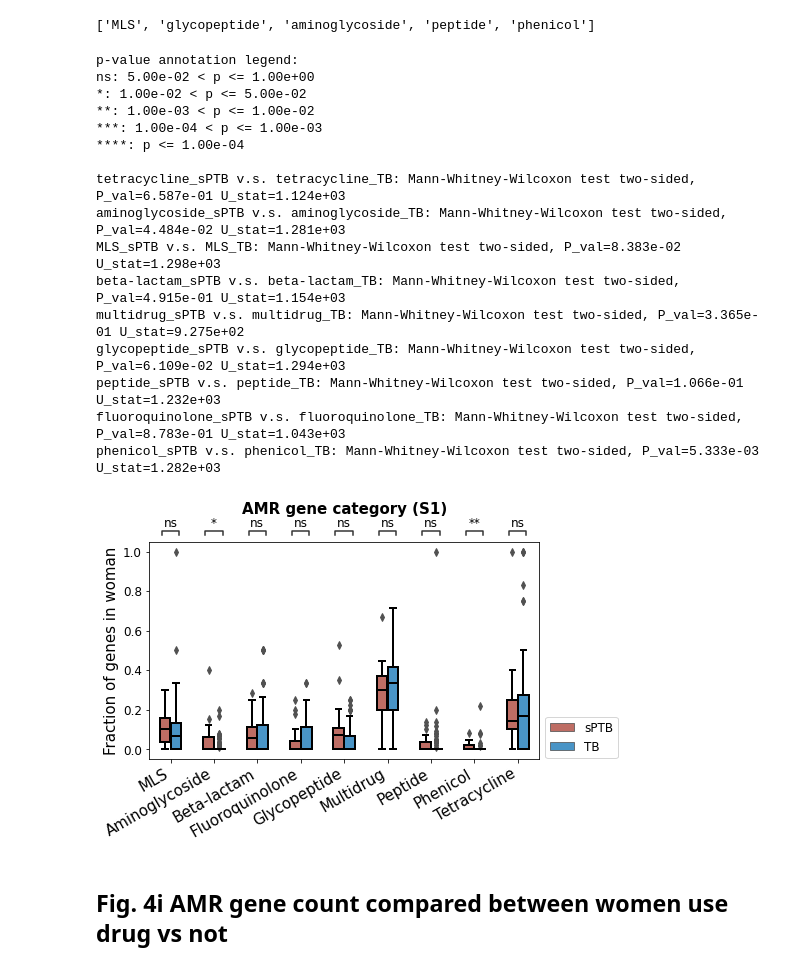
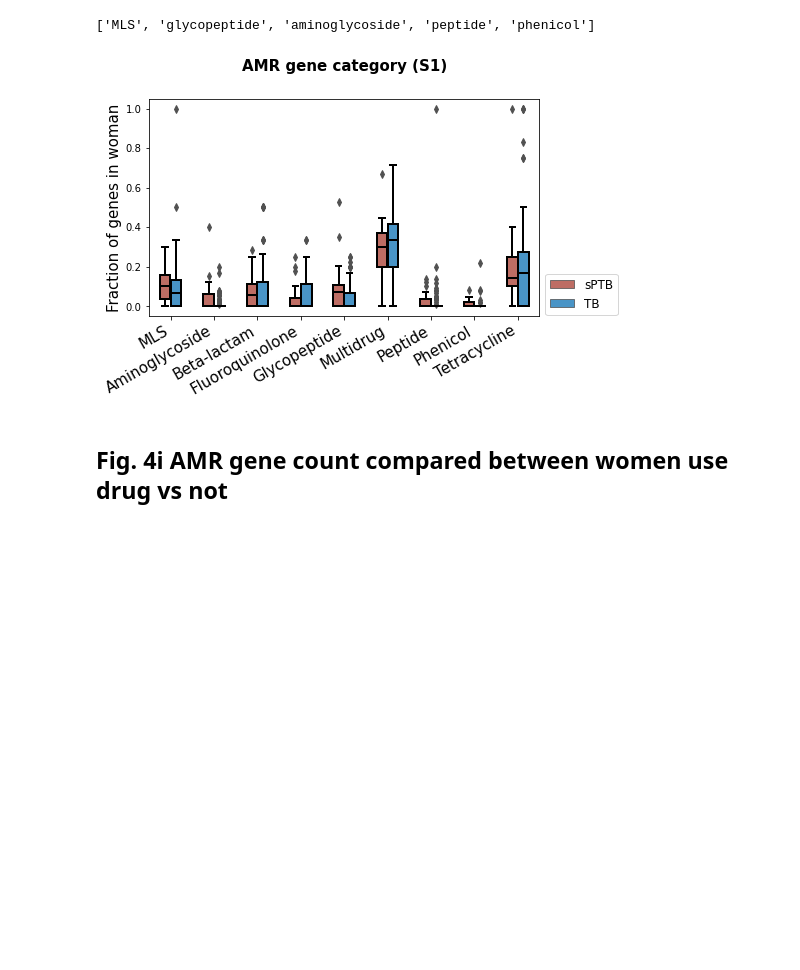
Before and after one commit to korem-lab/MOMs-PI_microdiversity_2023, a Jupyter notebook: MOMS-PI_analysis.ipynb, the cells around one changed output. Cells and saved outputs as stored; diff of their text form; code cells hidden in the pictures; blank space fills up the shorter version.

```diff
--- a/MOMS-PI_analysis.ipynb
+++ b/MOMS-PI_analysis.ipynb
@@ -2341,7 +2339,7 @@ plt.show()
 # %% [markdown]
 ## Fig. 4c and d AMR gene count compared between sPTB and TB for S1 and S2
 # %%
-df = pd.read_csv('/ifs/scratch/tk2829_gp/jl5897/MOMS_PI/pathofact/AMR_count.csv', index_col=0)
+df = pd.read_csv('AMR_count.csv', index_col=0)
 
 df_s1, df_s1_sample = select_data_by_week(0, 20, df)
 df_s2, df_s2_sample = select_data_by_week(20, 17, df)
@@ -2416,7 +2414,7 @@ plt.show()
 # %% [markdown]
 ## Fig. 4e and f AMR gene diversity compared between sPTB and TB for S1 and S2
 # %%
-amr_sum = pd.read_csv('/ifs/scratch/tk2829_gp/jl5897/MOMS_PI/pathofact/AMR_sum.csv', index_col=0)
+amr_sum = pd.read_csv('AMR_sum.csv', index_col=0)
 amr_sum
 ARG = pd.crosstab(amr_sum['sample'], amr_sum['ARG']).T
 ARG_rev = ARG / ARG.sum()
@@ -2505,7 +2503,7 @@ for (columnName, columnData) in df.iteritems():
 # %% [markdown]
 ## Fig. 4g Fraction of AMR genes by location compared between sPTB and TB for S1
 # %%
-amr_sum = pd.read_csv('/ifs/scratch/tk2829_gp/jl5897/MOMS_PI/pathofact/AMR_sum.csv', index_col=0)
+amr_sum = pd.read_csv('AMR_sum.csv', index_col=0)
 mge = defaultdict(list)
 for index, row in amr_sum.iterrows():
     mge[row['sample']].append(row['MGE_prediction'])
@@ -2604,7 +2579,7 @@ phage_sPTB v.s. phage_TB: Mann-Whitney-Wilcoxon test two-sided, P_val=3.092e-02
 # %% [markdown]
 ## Fig. 4h Fraction of AMR genes by category compared between sPTB and TB for S1
 # %%
-amr_sum = pd.read_csv('/ifs/scratch/tk2829_gp/jl5897/MOMS_PI/pathofact/AMR_sum.csv', index_col=0)
+amr_sum = pd.read_csv('AMR_sum.csv', index_col=0)
 mge = defaultdict(list)
 for index, row in amr_sum.iterrows():
     mge[row['sample']].append(row['AMR_category'])
@@ -2659,64 +2634,35 @@ mge_sub_new
 label=[]
 for index, row in mge_sub_new.iterrows():
     if row['subject'] in list(ptb_dict):
         label.append('sPTB')
     else:
         label.append('TB')
 mge_sub_new['label'] = label
 
 antibio = ['multidrug', 'tetracycline', 'beta-lactam', 'MLS', 'glycopeptide', 'aminoglycoside', 'fluoroquinolone', 'peptide', 'phenicol']
 mge_sub_new = mge_sub_new[mge_sub_new['type'].isin(antibio)]
 mge_sub_new = mge_sub_new.sort_values(by=['label', 'type'],ascending=[False, True])
 
 plt.rcParams["figure.figsize"] = (7,4)
 from statannot import add_stat_annotation
 boxprops = {'edgecolor': 'k', 'linewidth': 2}
 lineprops = {'color': 'k', 'linewidth': 2}
 boxplot_kwargs = dict({'boxprops': boxprops, 'medianprops': lineprops,
                'whiskerprops': lineprops, 'capprops': lineprops,'width': 0.5})
 
 ax = sns.boxplot(x='type', y='val', hue='label', data=mge_sub_new, palette=['#CD6155', '#3498DB'],**boxplot_kwargs)
-add_stat_annotation(ax, x='type', y='val', hue='label', data=mge_sub_new,
-                    box_pairs=[(('tetracycline', 'TB'), ('tetracycline', 'sPTB')),
-                               (('multidrug', 'TB'), ('multidrug', 'sPTB')),
-                               (('MLS', 'TB'), ('MLS', "sPTB")),
-                               (('beta-lactam', 'TB'), ('beta-lactam', 'sPTB')),
-                               (('glycopeptide', 'TB'), ('glycopeptide', "sPTB")),
-                               (('aminoglycoside', 'TB'), ('aminoglycoside', 'sPTB')),
-                               (('peptide', 'TB'), ('peptide', "sPTB")),
-                               (('fluoroquinolone', 'TB'), ('fluoroquinolone', "sPTB")),
-                               (('phenicol', 'TB'), ('phenicol', "sPTB"))],
-                    test='Mann-Whitney', text_format='star', loc='outside', comparisons_correction=None, verbose=2)
 ax.set_xticklabels(('MLS', 'Aminoglycoside', 'Beta-lactam', 'Fluoroquinolone', 'Glycopeptide', 'Multidrug', 'Peptide', 'Phenicol', 'Tetracycline'))
 plt.title("AMR gene category (S1)", size=15, fontweight='bold', y=1.1)
 plt.suptitle('')
 plt.xlabel("")
 plt.ylabel("Fraction of genes in woman", size=15)
 plt.xticks(rotation = 30, size=15, ha='right')
 plt.legend(title="", fontsize=12, loc='center left', bbox_to_anchor=(1.0, 0.1))
 
-plt.savefig('/ifs/scratch/tk2829_gp/jl5897/MOMS_PI/paper_figures_new_new/AMR_type_boxplot_s1.pdf', bbox_inches='tight', dpi = 300)
+plt.savefig('AMR_type_boxplot_s1.pdf', bbox_inches='tight', dpi = 300)
 plt.show()
-
-# manually revised two-sided p values to one-sided p values in the manuscript
 # %% [output]
-p-value annotation legend:
-ns: 5.00e-02 < p <= 1.00e+00
-*: 1.00e-02 < p <= 5.00e-02
-**: 1.00e-03 < p <= 1.00e-02
-***: 1.00e-04 < p <= 1.00e-03
-****: p <= 1.00e-04
-
-tetracycline_sPTB v.s. tetracycline_TB: Mann-Whitney-Wilcoxon test two-sided, P_val=6.587e-01 U_stat=1.124e+03
-aminoglycoside_sPTB v.s. aminoglycoside_TB: Mann-Whitney-Wilcoxon test two-sided, P_val=4.484e-02 U_stat=1.281e+03
-MLS_sPTB v.s. MLS_TB: Mann-Whitney-Wilcoxon test two-sided, P_val=8.383e-02 U_stat=1.298e+03
-beta-lactam_sPTB v.s. beta-lactam_TB: Mann-Whitney-Wilcoxon test two-sided, P_val=4.915e-01 U_stat=1.154e+03
-multidrug_sPTB v.s. multidrug_TB: Mann-Whitney-Wilcoxon test two-sided, P_val=3.365e-01 U_stat=9.275e+02
-glycopeptide_sPTB v.s. glycopeptide_TB: Mann-Whitney-Wilcoxon test two-sided, P_val=6.109e-02 U_stat=1.294e+03
-peptide_sPTB v.s. peptide_TB: Mann-Whitney-Wilcoxon test two-sided, P_val=1.066e-01 U_stat=1.232e+03
-fluoroquinolone_sPTB v.s. fluoroquinolone_TB: Mann-Whitney-Wilcoxon test two-sided, P_val=8.783e-01 U_stat=1.043e+03
-phenicol_sPTB v.s. phenicol_TB: Mann-Whitney-Wilcoxon test two-sided, P_val=5.333e-03 U_stat=1.282e+03
-[figure, old version]
+[figure, new version]
 # %% [markdown]
 ## Fig. 4i AMR gene count compared between women use drug vs not
 # %%
```
Also changed, not shown: parts of 111 cells of this notebook.
